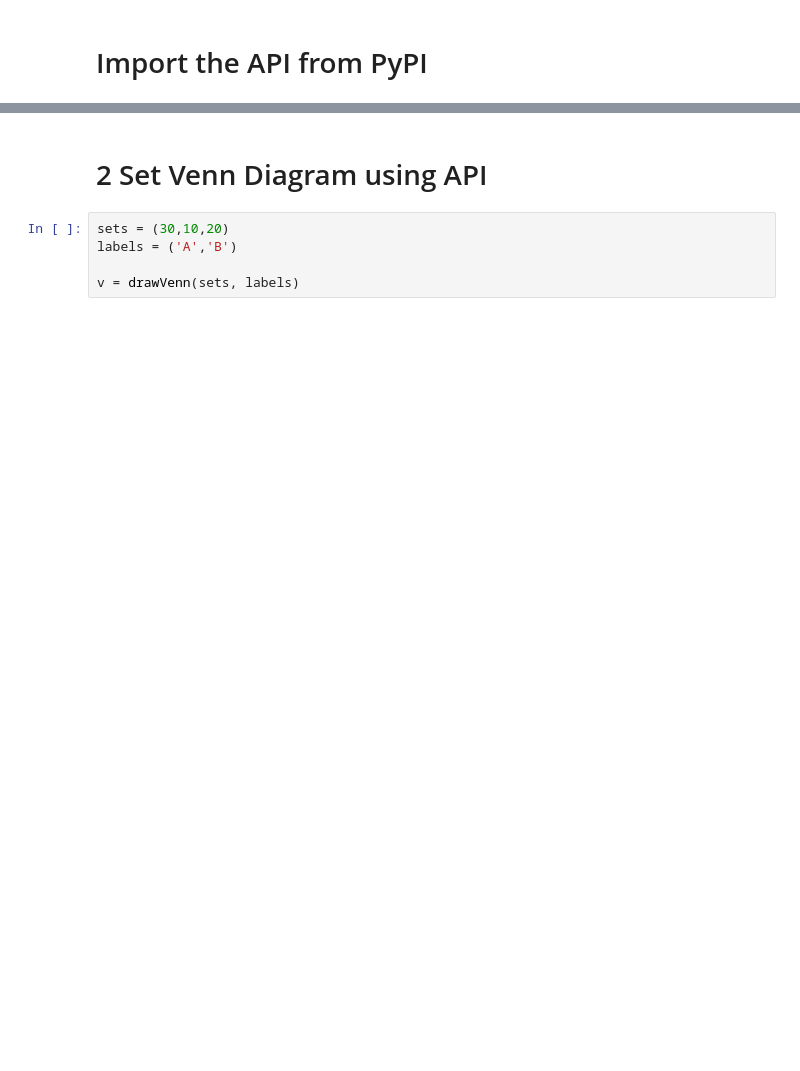
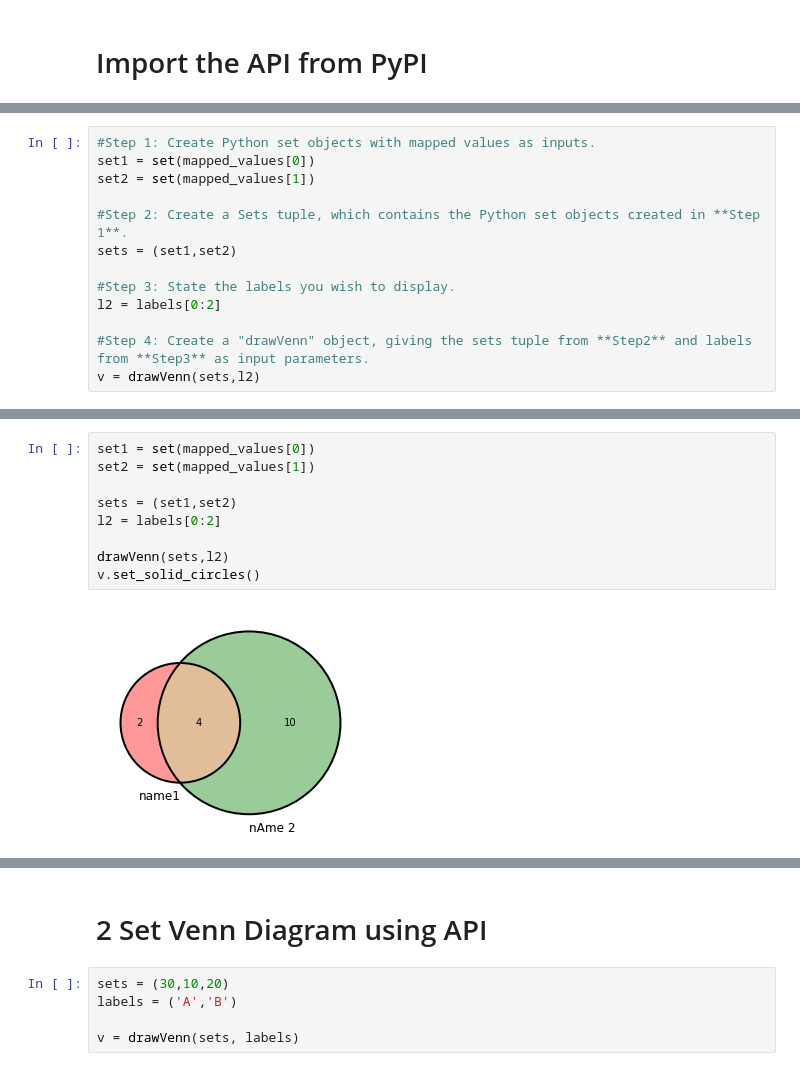
Before and after one commit to NathanCrowley/FinalYearProject, a Jupyter notebook: TestAPI/FYP_TESTING.ipynb, the cells around one changed output, grey strips where cells are left out. Drawn from its saved outputs; the diff is of its cells as text; blank space fills up the shorter version.

```diff
--- a/TestAPI/FYP_TESTING.ipynb
+++ b/TestAPI/FYP_TESTING.ipynb
@@ -7,0 +83,13 @@ Note: you may need to restart the kernel to use updated packages.
+# %%
+#Step 1: Create Python set objects with mapped values as inputs.
+set1 = set(mapped_values[0])
+set2 = set(mapped_values[1])
+
+#Step 2: Create a Sets tuple, which contains the Python set objects created in **Step 1**.
+sets = (set1,set2)
+
+#Step 3: State the labels you wish to display.
+l2 = labels[0:2]
+
+#Step 4: Create a "drawVenn" object, giving the sets tuple from **Step2** and labels from **Step3** as input parameters.
+v = drawVenn(sets,l2)
@@ -7,0 +168,11 @@ Note: you may need to restart the kernel to use updated packages.
+# %%
+set1 = set(mapped_values[0])
+set2 = set(mapped_values[1])
+
+sets = (set1,set2)
+l2 = labels[0:2]
+
+drawVenn(sets,l2)
+v.set_solid_circles()
+# %% [output]
+[figure, added]
```
Also changed, not shown: parts of 44 cells of this notebook, 11 other files.
